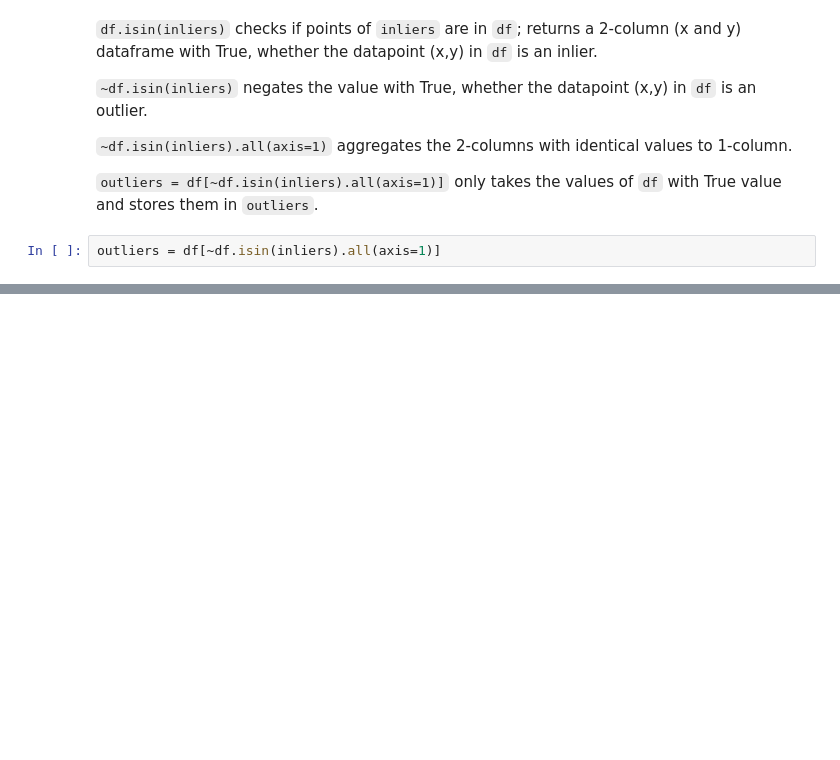
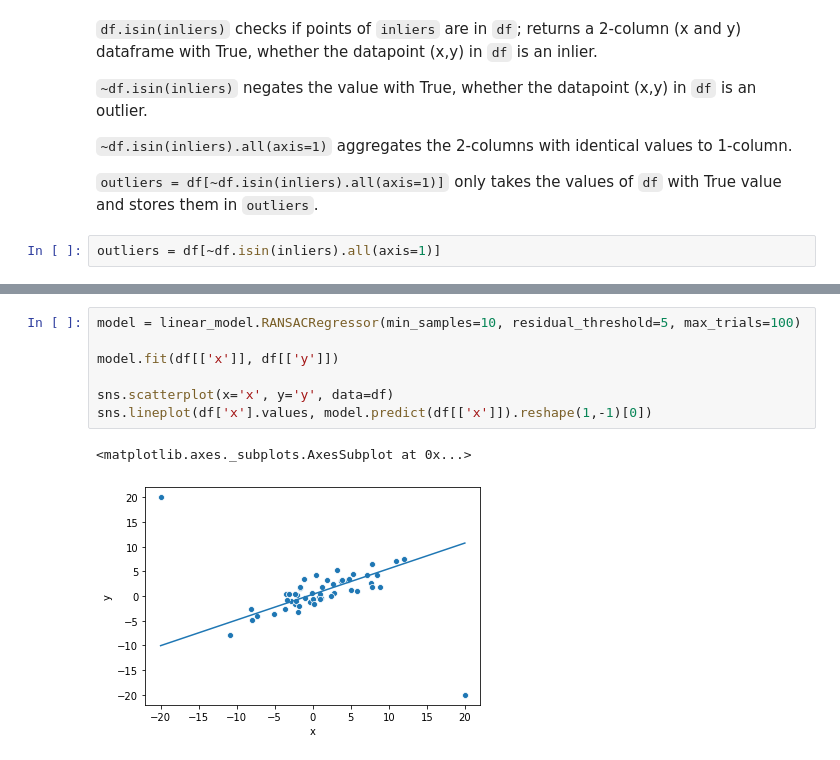
Before and after one commit to MJimitater/epistomology, a Jupyter notebook: linear_regression_robust.ipynb, the cells around one changed output, grey strips where cells are left out. Saved outputs shown, nothing was run; the diff lists cells and outputs as text; blank space fills up the shorter version.

```diff
--- a/linear_regression_robust.ipynb
+++ b/linear_regression_robust.ipynb
@@ -130,0 +135,10 @@ sns.lineplot(df['x'].values, best_model.predict(df[['x']]).reshape(1,-1)[0], col
+# %%
+model = linear_model.RANSACRegressor(min_samples=10, residual_threshold=5, max_trials=100)
+
+model.fit(df[['x']], df[['y']])
+
+sns.scatterplot(x='x', y='y', data=df)
+sns.lineplot(df['x'].values, model.predict(df[['x']]).reshape(1,-1)[0])
+# %% [output]
+<matplotlib.axes._subplots.AxesSubplot at 0x...>
+[figure, added]
```
Also changed, not shown: parts of 10 cells of this notebook, 1 other file.
